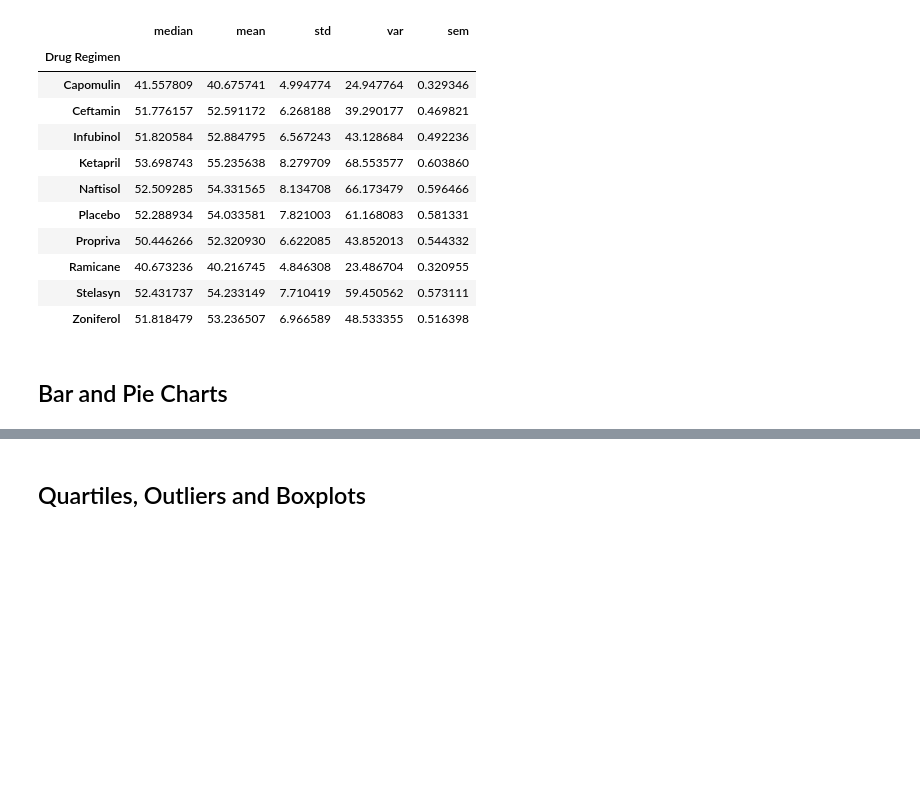
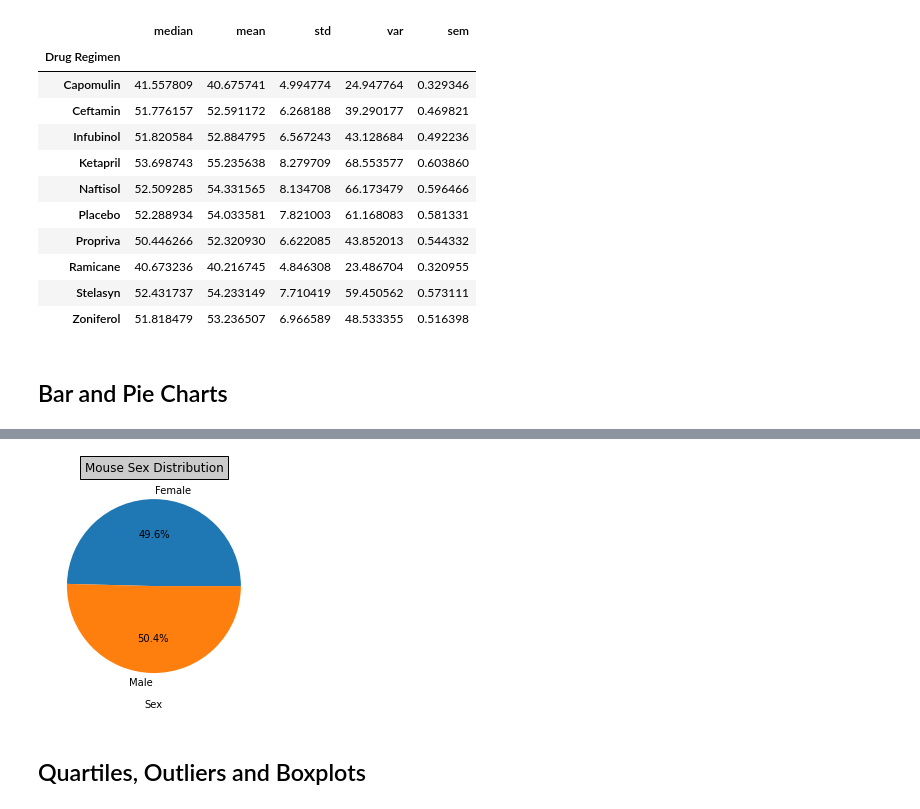
Before and after one commit to PielordZZ/Pharmacutical-MatplotLib, a Jupyter notebook: pymaceuticals_Visualization.ipynb, the cells around one changed output, grey strips where cells are left out. Drawn from its saved outputs; the diff is of its cells as text; code cells hidden in the pictures; blank space fills up the shorter version.

```diff
--- a/pymaceuticals_Visualization.ipynb
+++ b/pymaceuticals_Visualization.ipynb
@@ -153,5 +184,13 @@ drugData2
 # %%
 # Generate a pie plot showing the distribution of female versus male mice using pyplot
+
+plt.pie(x=pd.DataFrame(mice_sex)['Mouse ID'],labels=['Female','Male'],  autopct='%.1f%%')
+
+plt.xlabel('Sex')
+plt.title("Mouse Sex Distribution", bbox={'facecolor':'0.8', 'pad':5})
+plt.show()
+# %% [output]
+[figure, added]
 # %% [markdown]
 ## Quartiles, Outliers and Boxplots
 # %%
```
Also changed, not shown: parts of 9 cells of this notebook.
